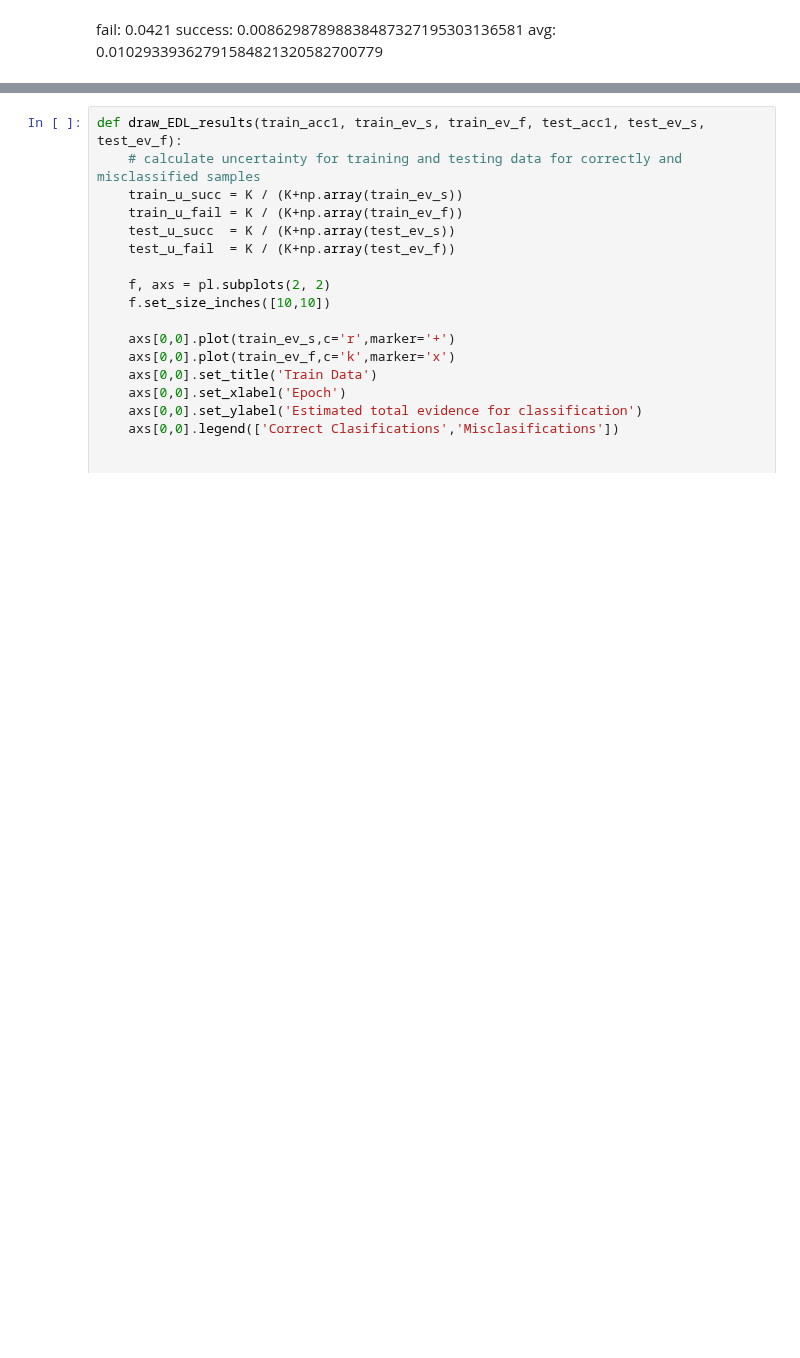
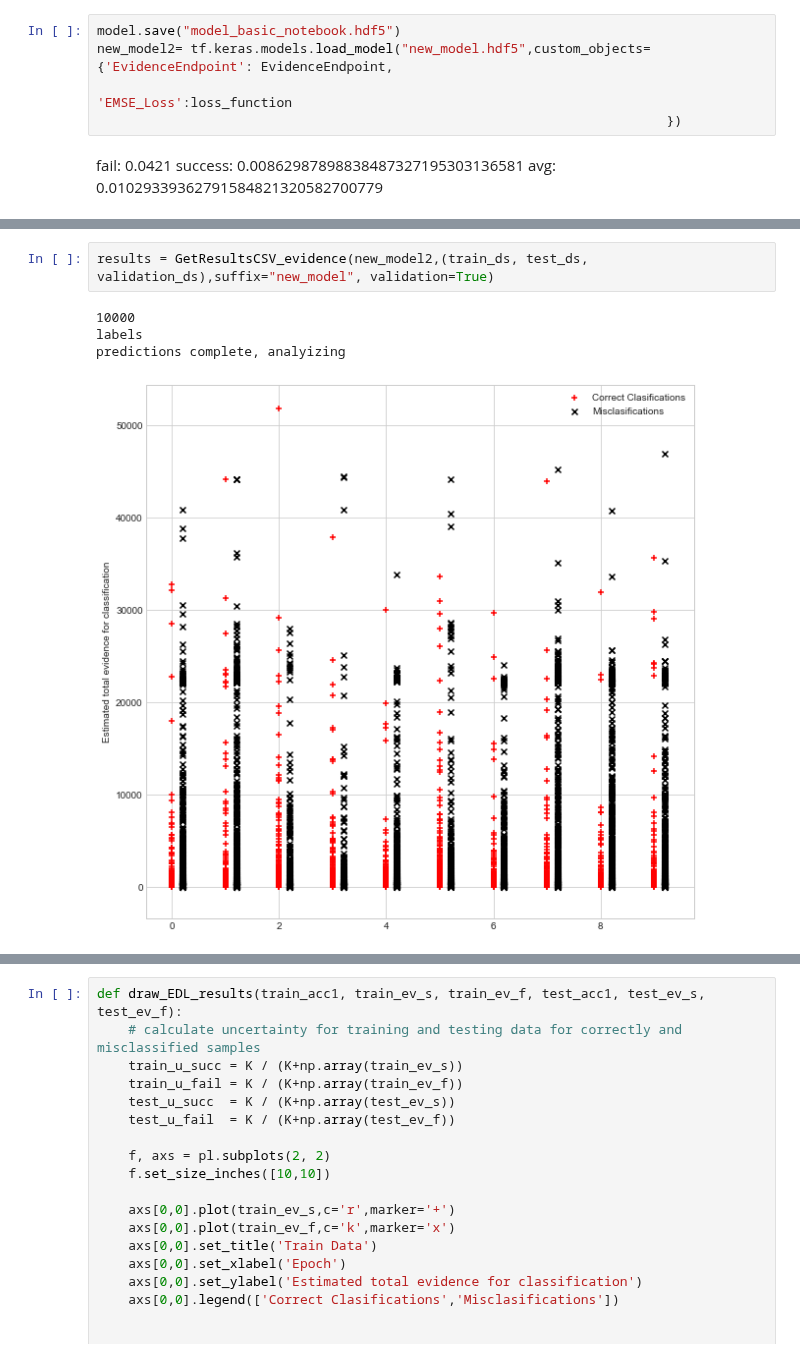
Before and after one commit to SanityLacking/BrevisNet, a Jupyter notebook: notebooks/Uncertainty version 2.ipynb, the cells around one changed output, grey strips where cells are left out. Cells and saved outputs as stored; diff of their text form; blank space fills up the shorter version.

```diff
--- a/notebooks/Uncertainty version 2.ipynb
+++ b/notebooks/Uncertainty version 2.ipynb
@@ -357,3 +460,8 @@ KeyboardInterrupt:
+# %%
+model.save("model_basic_notebook.hdf5")
+new_model2= tf.keras.models.load_model("new_model.hdf5",custom_objects={'EvidenceEndpoint': EvidenceEndpoint,
+                                                                        'EMSE_Loss':loss_function
+                                                                         })
 # %% [markdown]
 fail: 0.0421
 success: 0.00862987898838487327195303136581
@@ -364,0 +640,7 @@ KeyboardInterrupt:
+# %%
+results = GetResultsCSV_evidence(new_model2,(train_ds, test_ds, validation_ds),suffix="new_model", validation=True)
+# %% [output]
+10000
+labels
+predictions complete, analyizing
+[figure, added]
```
Also changed, not shown: parts of 19 cells of this notebook, 9 other files.
